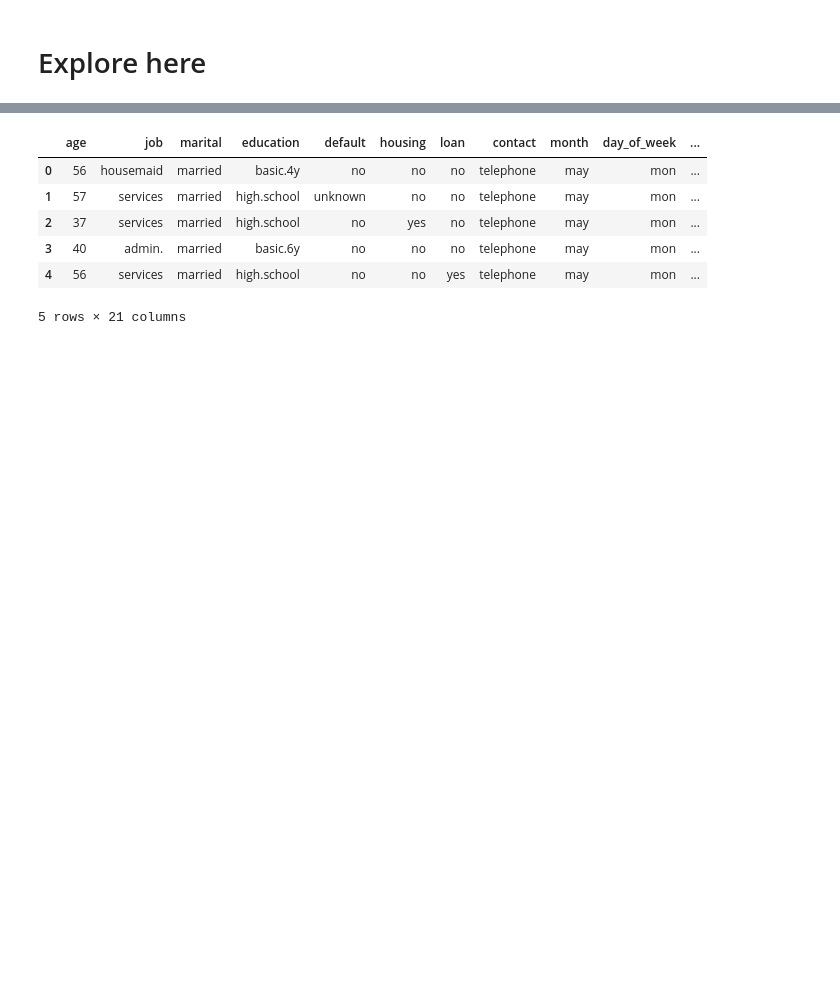
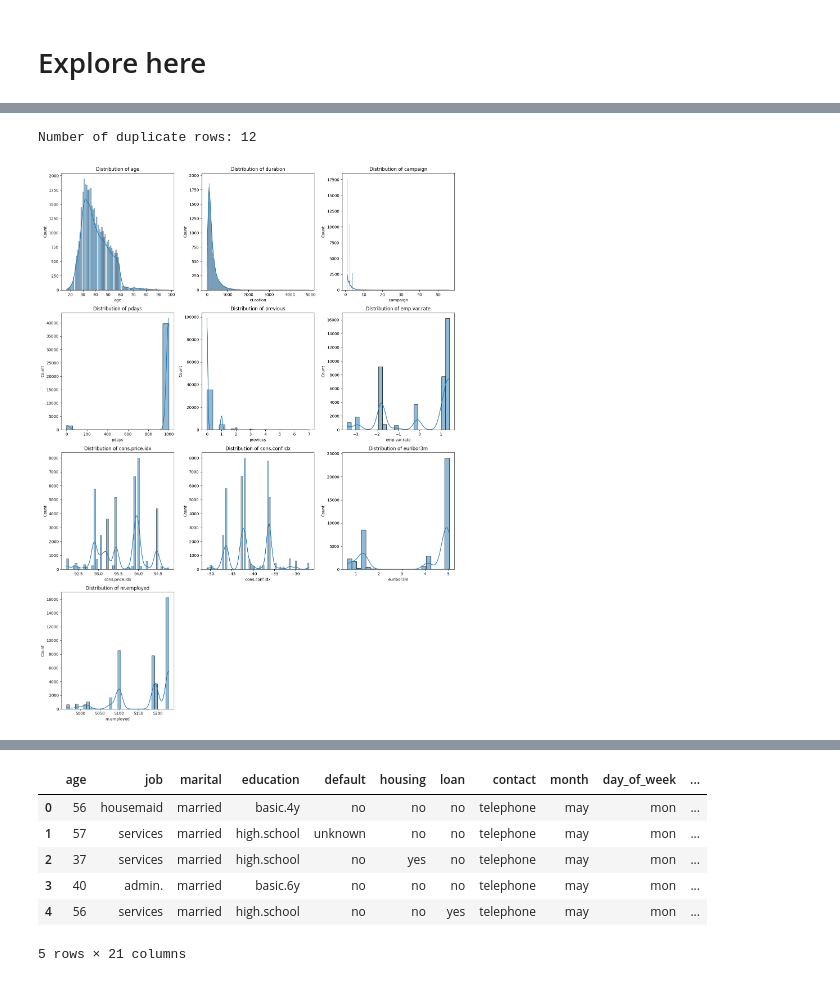
Before and after one commit to Mariarodrigues27/Logistic-Regression-Project-Tutorial, a Jupyter notebook: src/explore.ipynb, the cells around one changed output, grey strips where cells are left out. Drawn from its saved outputs; the diff is of its cells as text; code cells hidden in the pictures; blank space fills up the shorter version.

```diff
--- a/src/explore.ipynb
+++ b/src/explore.ipynb
@@ -2,0 +53,12 @@
+# %%
+# Impute missing values
+for col in data.columns:
+    if data[col].isnull().sum() > 0:
+        if data[col].dtype == 'object':
+            data[col].fillna(data[col].mode()[0], inplace=True)
+        else:
+            data[col].fillna(data[col].mean(), inplace=True)
+
+# Verify missing values are handled
+print("\nMissing values after imputation:")
+print(data.isnull().sum())
@@ -2,0 +83,32 @@
+# %%
+# Check for duplicates
+duplicates = data.duplicated().sum()
+print(f"\nNumber of duplicate rows: {duplicates}")
+
+# Remove duplicates if found
+if duplicates > 0:
+    data.drop_duplicates(inplace=True)
+# %% [output]
+Number of duplicate rows: 12
+# %%
+import numpy as np
+import matplotlib.pyplot as plt
+import seaborn as sns
+
+# Get numerical columns
+numerical_cols = data.select_dtypes(include=[np.number]).columns.tolist()
+
+# Determine the number of rows and columns for subplots
+num_cols = 3  # Number of columns in the subplot grid
+num_rows = (len(numerical_cols) + num_cols - 1) // num_cols  # Calculate rows needed
+
+# Distribution plots
+plt.figure(figsize=(15, num_rows * 5))  # Adjust height based on number of rows
+for i, col in enumerate(numerical_cols, 1):
+    plt.subplot(num_rows, num_cols, i)
+    sns.histplot(data[col], kde=True)
+    plt.title(f'Distribution of {col}')
+plt.tight_layout()
+plt.show()
+# %% [output]
+[figure, added]
```
Also changed, not shown: parts of 9 cells of this notebook.
